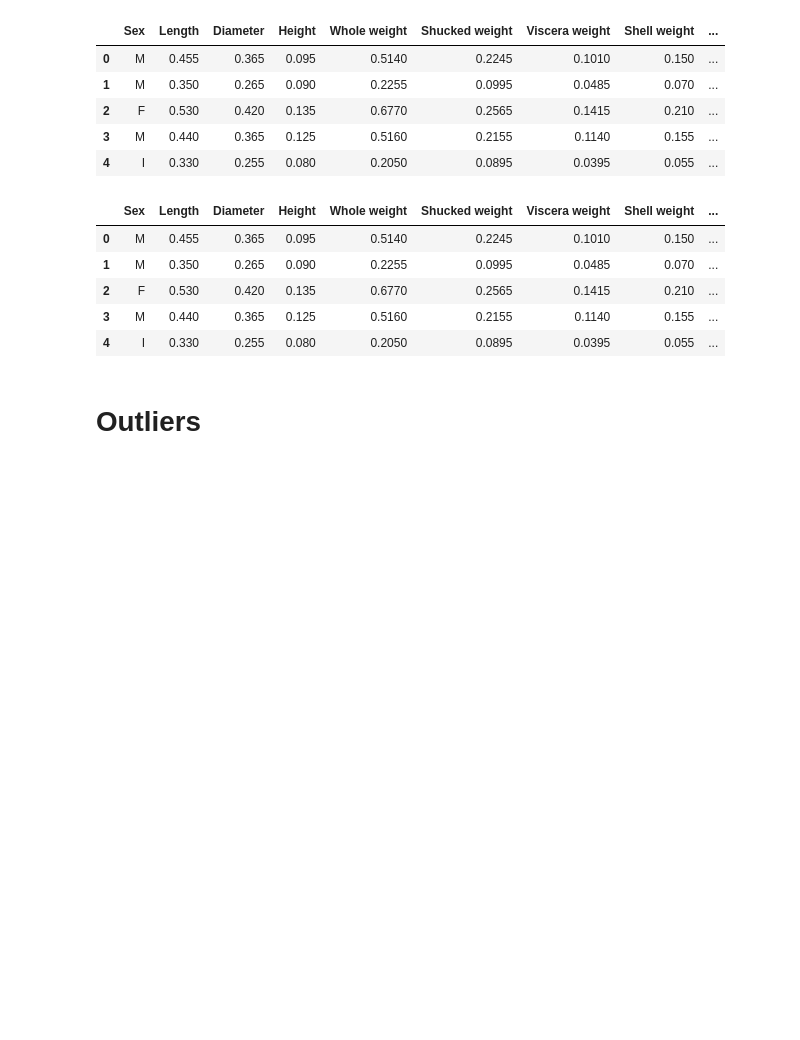
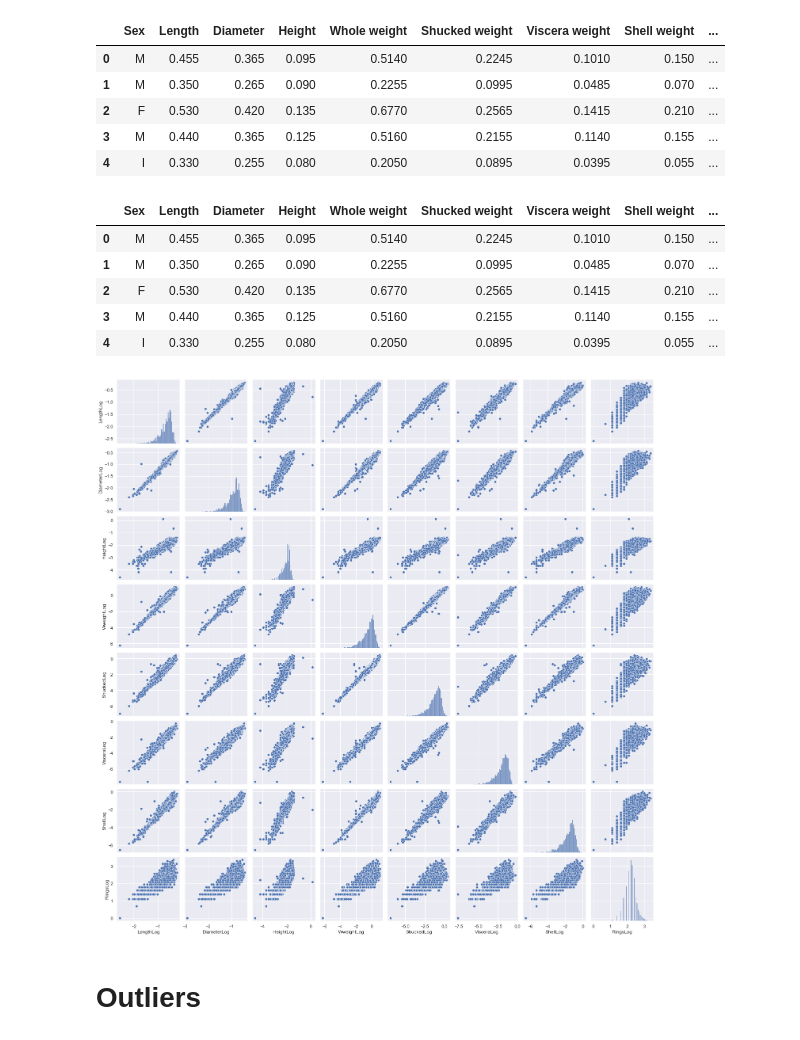
Before and after one commit to TeemaHover/Abalone, a Jupyter notebook: Abalone.ipynb, the cells around one changed output. Drawn from its saved outputs; the diff is of its cells as text; code cells hidden in the pictures; blank space fills up the shorter version.

```diff
--- a/Abalone.ipynb
+++ b/Abalone.ipynb
@@ -299,6 +304,14 @@ dat.head()
 | 2 | F | 0.530 | 0.420 | 0.135 | 0.6770 | 0.2565 | 0.1415 | 0.210 | ... |
 | 3 | M | 0.440 | 0.365 | 0.125 | 0.5160 | 0.2155 | 0.1140 | 0.155 | ... |
 | 4 | I | 0.330 | 0.255 | 0.080 | 0.2050 | 0.0895 | 0.0395 | 0.055 | ... |
+# %%
+sns.set()
+
+cols = ['LengthLog','DiameterLog','HeightLog','WweightLog', 'ShuckedLog','VisceraLog', 'ShellLog','RingsLog']
+sns.pairplot(abalone[cols], height = 2.5)
+plt.show()
+# %% [output]
+[figure, added]
 # %% [markdown]
 # Outliers
 # %%
```
Also changed, not shown: parts of 1 cell of this notebook, 1 other file.
